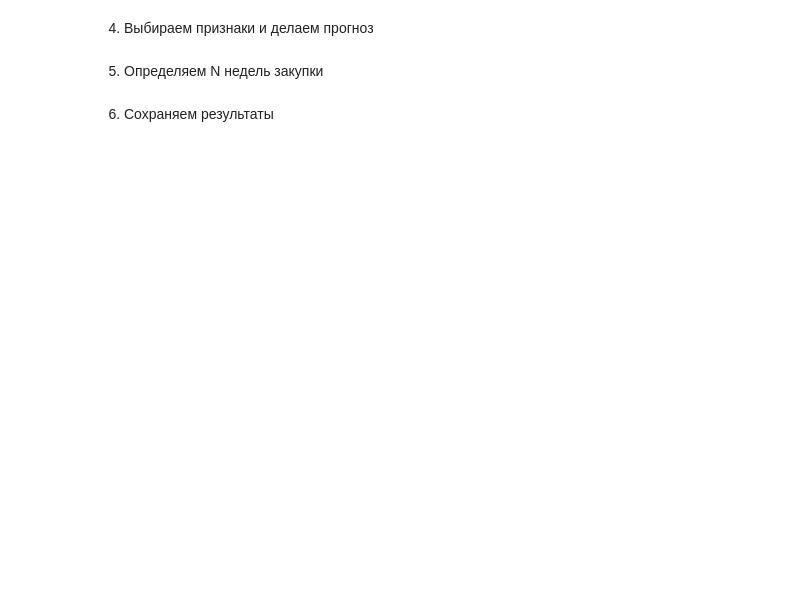
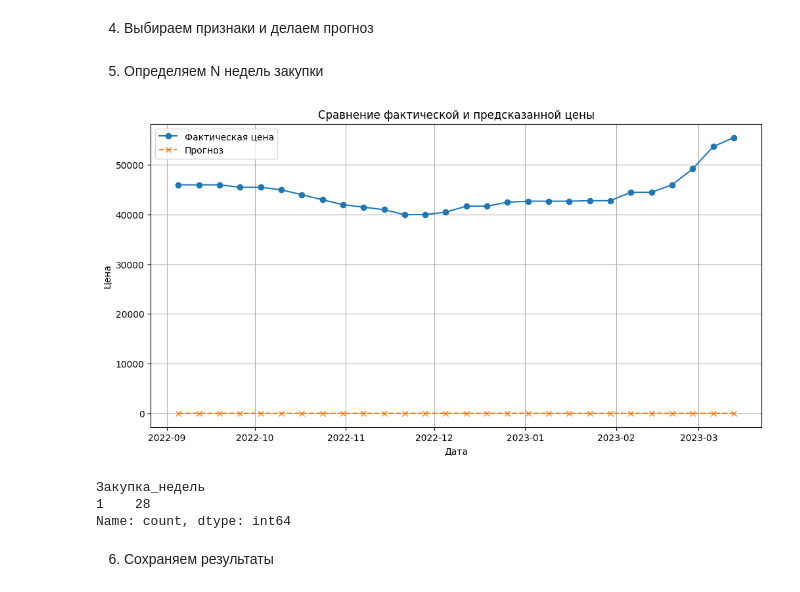
Before and after one commit to tmwsw/MGC, a Jupyter notebook: test_model.ipynb, the cells around one changed output. Cells and saved outputs as stored; diff of their text form; code cells hidden in the pictures; blank space fills up the shorter version.

Commit message:
добавил проверку работы модели

```diff
--- a/test_model.ipynb
+++ b/test_model.ipynb
@@ -15,3 +15,7 @@ model.load_model("catboost_model.cbm")
+# %%
+# Загрузка модели
+model = xgb.XGBRegressor()
+model.load_model("xgboost_model.json")  # Загружаем обученную модель
 # %% [markdown]
 3. Подготавливаем признаки
 # %%
@@ -30,16 +56,41 @@ test_df["Price_source"] = test_df["Price"].shift(2)
+# %%
+# Нормализованные цены
+test_df["normalized_price"] = (test_df["Price"] - test_df["Price"].mean()) / test_df["Price"].std()
+test_df["log_normalized_price"] = np.log1p(test_df["normalized_price"].abs()) * np.sign(test_df["normalized_price"])
+
+# Заполняем пропущенные значения
+test_df.fillna(method="bfill", inplace=True)
+test_df.fillna(0, inplace=True)  # На случай, если bfill не сработал
 # %% [markdown]
 4. Выбираем признаки и делаем прогноз
-# %%
-# Подготовка данных для предсказания
-feature_columns = model.feature_names_
-X_test = test_df[feature_columns].dropna()
-
-# Предсказание
-test_df.loc[X_test.index, "Прогноз_цены"] = model.predict(X_test)
+# %%
+# Подготовка тестовых данных (порядок фичей как в обучении!)
+feature_columns = [
+    "year", "month", "quarter", "day_of_week", "day_of_month",
+    "rolling_std", "normalized_price", "log_normalized_price", "day",
+    "lag_1", "lag_2", "lag_3", "lag_6", "lag_12"
+]
+X_test = test_df[feature_columns]
+
+# Прогнозирование
+test_df["Прогноз_цены"] = model.predict(X_test)
 # %% [markdown]
 5. Определяем N недель закупки
+# %%
+# Визуализация фактических и предсказанных цен
+plt.figure(figsize=(12, 6))
+plt.plot(test_df["dt"], test_df["Price"], label="Фактическая цена", marker='o')
+plt.plot(test_df["dt"], test_df["Прогноз_цены"], label="Прогноз", linestyle='dashed', marker='x')
+plt.legend()
+plt.xlabel("Дата")
+plt.ylabel("Цена")
+plt.title("Сравнение фактической и предсказанной цены")
+plt.grid()
+plt.show()
+# %% [output]
+[figure, added]
 # %%
-# Определение закупки
+# Проверка распределения закупки
 def calculate_weeks(row):
     if row["Прогноз_цены"] > row["Price"] * 1.02:
         return 6
@@ -51,5 +102,12 @@ def calculate_weeks(row):
         return 3
 
 test_df["Закупка_недель"] = test_df.apply(calculate_weeks, axis=1)
+
+# Анализ распределения решений по закупке
+print(test_df["Закупка_недель"].value_counts())
+# %% [output]
+Закупка_недель
+1    28
+Name: count, dtype: int64
 # %% [markdown]
 6. Сохраняем результаты
```
Also changed, not shown: parts of 9 cells of this notebook, 14 other files.
